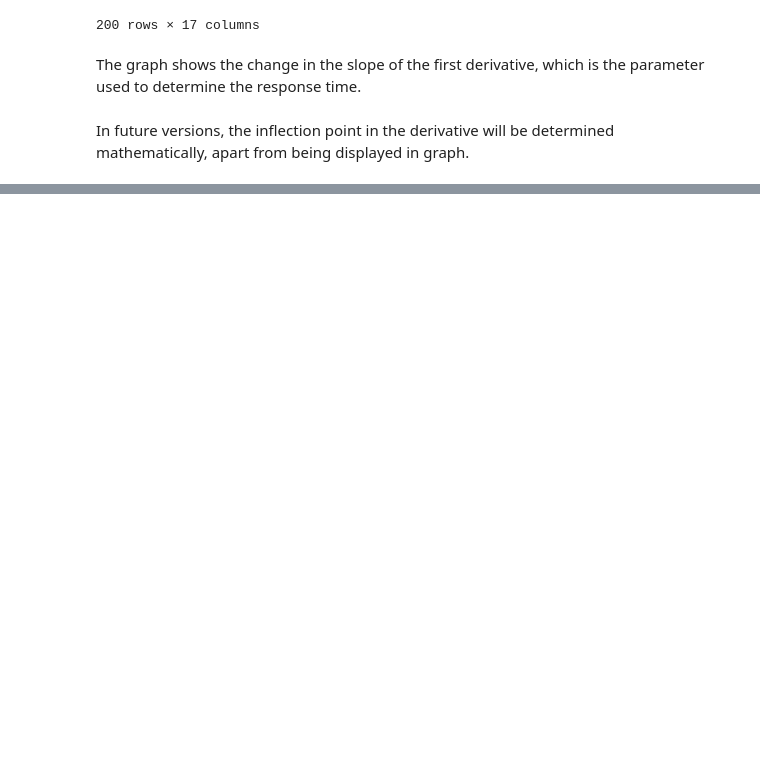
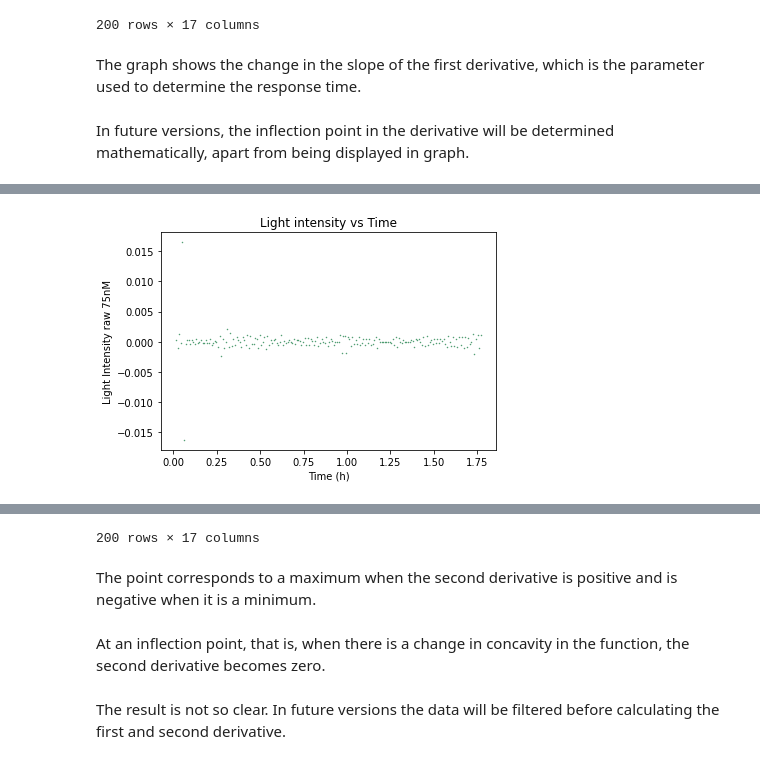
Before and after one commit to jbaciredo/optoelectronic_biosensor, a Jupyter notebook: Data_analysis.ipynb, the cells around one changed output, grey strips where cells are left out. Saved outputs shown, nothing was run; the diff lists cells and outputs as text; code cells hidden in the pictures; blank space fills up the shorter version.

Commit message:
Calculation of the second derivative was added

```diff
--- a/Data_analysis.ipynb
+++ b/Data_analysis.ipynb
@@ -118,14 +118,14 @@ DF
 | 1990 | -0.0001 | 0.0004 | 0.0008 | 0.0000 | 0.0002 | 0.0000 | 0.0000 | -0.0002 | -0.0002 | -0.0002 | 0.0000 | ... |
 200 rows × 17 columns
 # %%
-def graphs_vs_t_derivated(df, wl=10, i=0, j=15):
+def graphs_vs_t_derivated(df, wl=10, i=0, j=15, col="black"):
     t_cicle = 3.2 * wl
     t_seg = np.arange(0, round((len(df))*(t_cicle), 2), t_cicle)
     t_hour = t_seg * (1/3600)
     df["Time"]= t_hour
     for column in df.iloc[:, i:j]:
         if column != "Time":
-            plt.scatter(x=df["Time"], y=df[column], color="royalblue", s=0.2)
+            plt.scatter(x=df["Time"], y=df[column], color=col, s=0.2)
             plt.title("Light intensity vs Time", loc = "center")
             plt.ylabel(f"Light Intensity raw {column}")
             plt.xlabel("Time (h)")
@@ -134,7 +134,7 @@ def graphs_vs_t_derivated(df, wl=10, i=0, j=15):
             pass
     return df
 # %%
-DF = graphs_vs_t_derivated(DF, 10, 2, 3)
+DF = graphs_vs_t_derivated(DF, 10, 2, 3, "royalblue")
 DF
 # %% [output]
 [figure]
@@ -155,3 +155,10 @@ DF
 The graph shows the change in the slope of the first derivative, which is the parameter used to determine the response time.
 # %% [markdown]
 In future versions, the inflection point in the derivative will be determined mathematically, apart from being displayed in graph.
+# %%
+def second_der(df):
+    df_seg_der = df.diff()
+    return df_seg_der
+# %%
+DF = second_der(DF)
+DF
@@ -157,0 +179,5 @@ In future versions, the inflection point in the derivative will be determined ma
+# %%
+DF = graphs_vs_t_derivated(DF, 10, 2, 3, "seagreen")
+DF
+# %% [output]
+[figure, added]
@@ -157,0 +196,7 @@ In future versions, the inflection point in the derivative will be determined ma
+200 rows × 17 columns
+# %% [markdown]
+The point corresponds to a maximum when the second derivative is positive and is negative when it is a minimum.
+# %% [markdown]
+At an inflection point, that is, when there is a change in concavity in the function, the second derivative becomes zero.
+# %% [markdown]
+The result is not so clear. In future versions the data will be filtered before calculating the first and second derivative.
```
Also changed, not shown: parts of 2 cells of this notebook.
